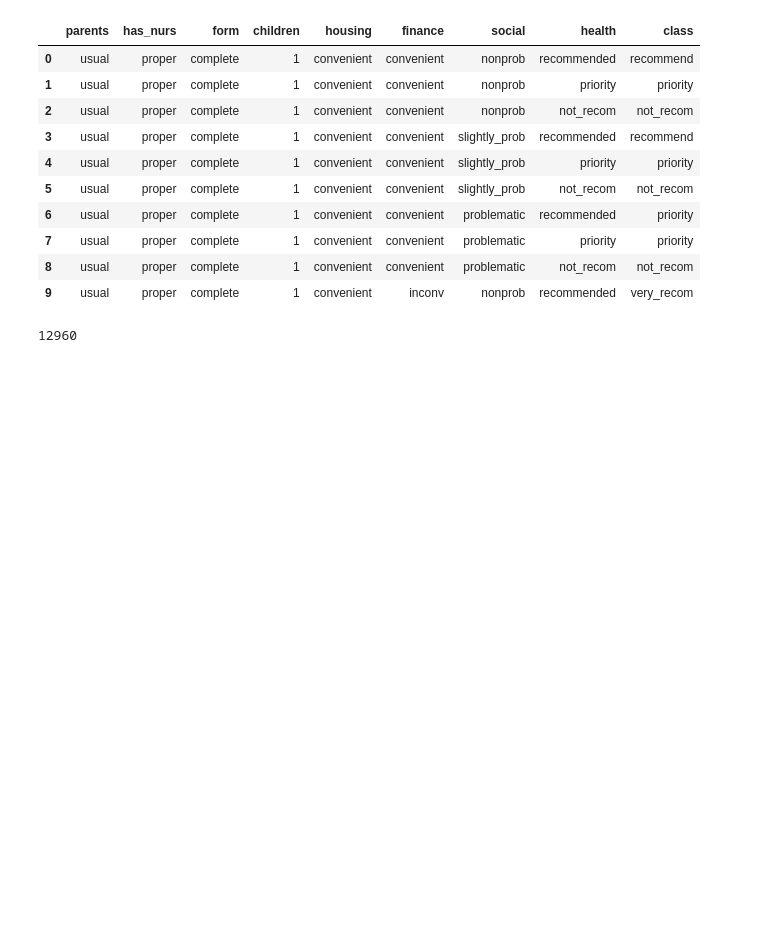
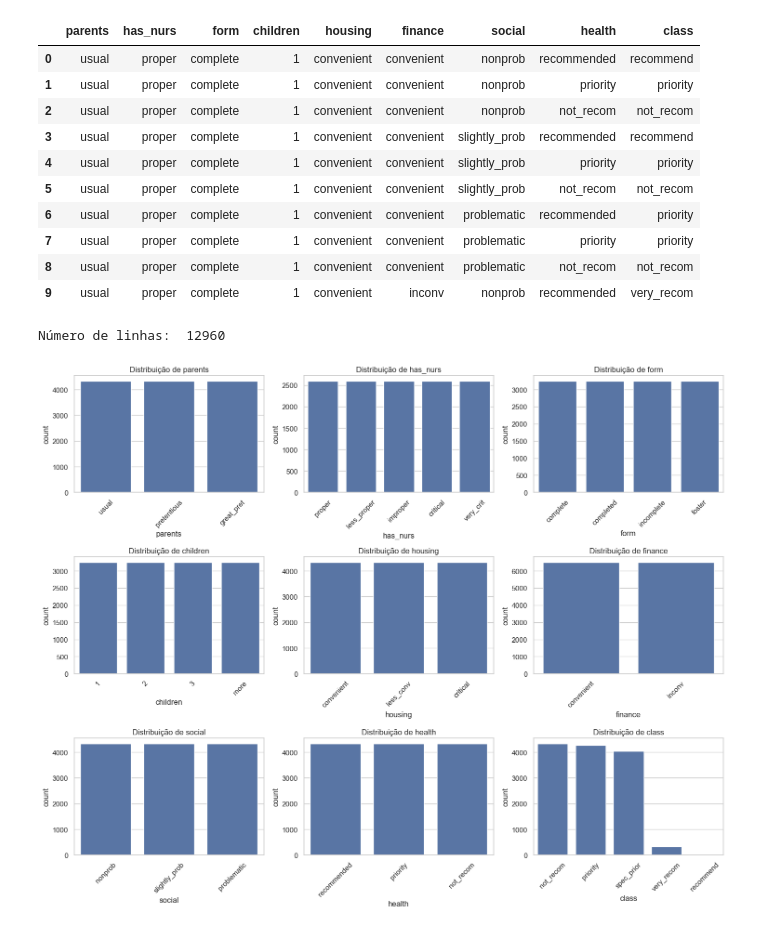
Before and after one commit to felipeat07/py_imputation, a Jupyter notebook: nursery/preprocessing.ipynb, the cells around one changed output. Drawn from its saved outputs; the diff is of its cells as text; code cells hidden in the pictures; blank space fills up the shorter version.

```diff
--- a/nursery/preprocessing.ipynb
+++ b/nursery/preprocessing.ipynb
@@ -1,6 +5,4 @@
 # %%
-import pandas as pd
-
 # Caminho para o arquivo local (você precisa baixar o arquivo `nursery.data` e salvar em 'data/')
 file_path = 'data/nursery.data'
 
@@ -15,7 +17,6 @@ df = pd.read_csv(file_path, header=None, names=columns)
 
 # Visualizar as 10 primeiras linhas
 display(df.head(10))
-print(len(df))
 # %% [output]
 |  | parents | has_nurs | form | children | housing | finance | social | health | class |
 | 0 | usual | proper | complete | 1 | convenient | convenient | nonprob | recommended | recommend |
@@ -28,4 +29,37 @@ print(len(df))
 | 7 | usual | proper | complete | 1 | convenient | convenient | problematic | priority | priority |
 | 8 | usual | proper | complete | 1 | convenient | convenient | problematic | not_recom | not_recom |
 | 9 | usual | proper | complete | 1 | convenient | inconv | nonprob | recommended | very_recom |
-12960
+# %%
+print("Número de linhas: ", len(df))
+# %% [output]
+Número de linhas:  12960
+# %%
+sns.set(style="whitegrid")
+
+# Seleciona colunas categóricas
+categorical_cols = df.select_dtypes(include=['object', 'category']).columns.tolist()
+
+n_cols = 3
+n_rows = (len(categorical_cols) + n_cols - 1) // n_cols  # ceiling division
+
+fig, axes = plt.subplots(n_rows, n_cols, figsize=(n_cols * 5, n_rows * 4))
+
+# Caso só tenha 1 linha e 1 coluna, 'axes' pode ser um único objeto, não array
+if n_rows == 1 and n_cols == 1:
+    axes = [axes]
+else:
+    axes = axes.flatten()
+
+for i, col in enumerate(categorical_cols):
+    sns.countplot(data=df, x=col, order=df[col].value_counts().index, ax=axes[i])
+    axes[i].set_title(f'Distribuição de {col}')
+    axes[i].tick_params(axis='x', rotation=45)
+
+# Remove subplots extras
+for j in range(i + 1, len(axes)):
+    fig.delaxes(axes[j])
+
+plt.tight_layout()
+plt.show()
+# %% [output]
+[figure, added]
```
Also changed, not shown: parts of 5 cells of this notebook, 31 other files.
